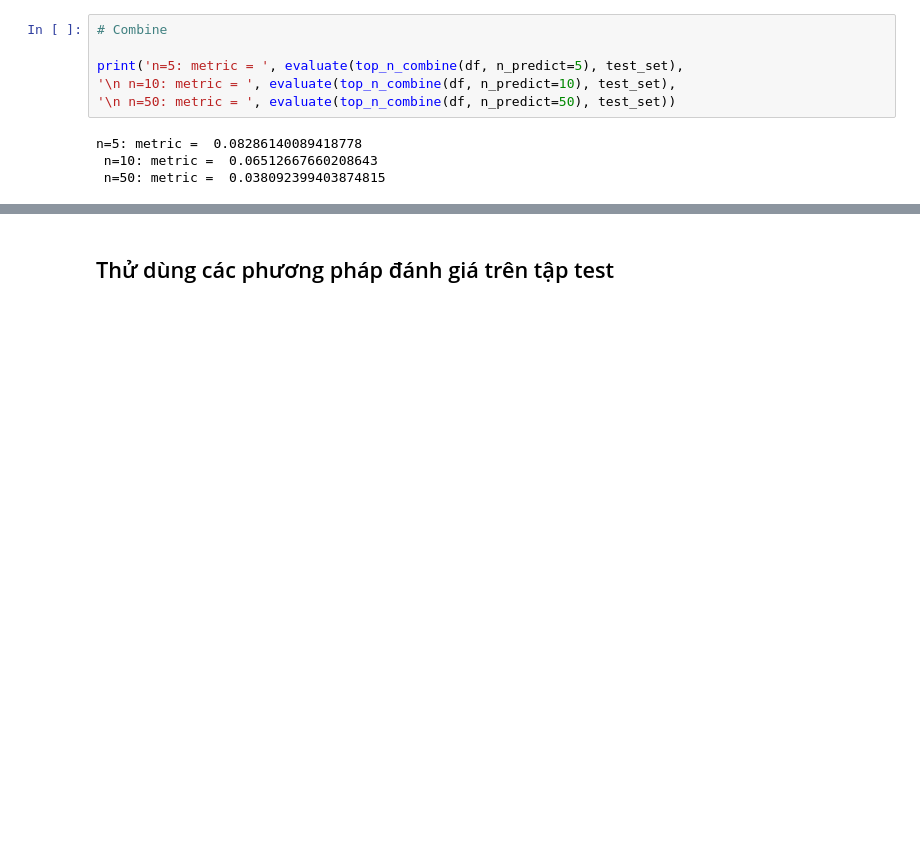
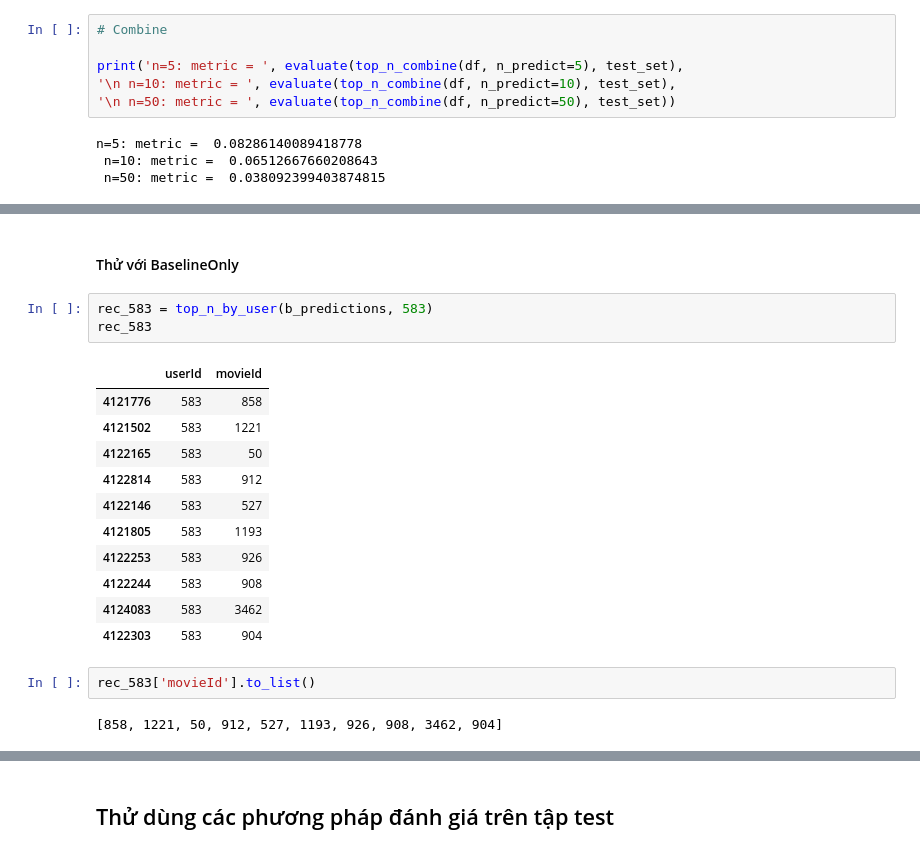
Before and after one commit to elodiezay02/movie-recommendation-system, a Jupyter notebook: src/notebooks/CBF.ipynb, the cells around one changed output, grey strips where cells are left out. Drawn from its saved outputs; the diff is of its cells as text; blank space fills up the shorter version.

```diff
--- a/src/notebooks/CBF.ipynb
+++ b/src/notebooks/CBF.ipynb
@@ -497,0 +555,21 @@ n=5: metric =  0.08286140089418778
+# %% [markdown]
+#### Thử với BaselineOnly
+# %%
+rec_583 = top_n_by_user(b_predictions, 583)
+rec_583
+# %% [output]
+|  | userId | movieId |
+| 4121776 | 583 | 858 |
+| 4121502 | 583 | 1221 |
+| 4122165 | 583 | 50 |
+| 4122814 | 583 | 912 |
+| 4122146 | 583 | 527 |
+| 4121805 | 583 | 1193 |
+| 4122253 | 583 | 926 |
+| 4122244 | 583 | 908 |
+| 4124083 | 583 | 3462 |
+| 4122303 | 583 | 904 |
+# %%
+rec_583['movieId'].to_list()
+# %% [output]
+[858, 1221, 50, 912, 527, 1193, 926, 908, 3462, 904]
```
Also changed, not shown: parts of 21 cells of this notebook, 4 other files.
